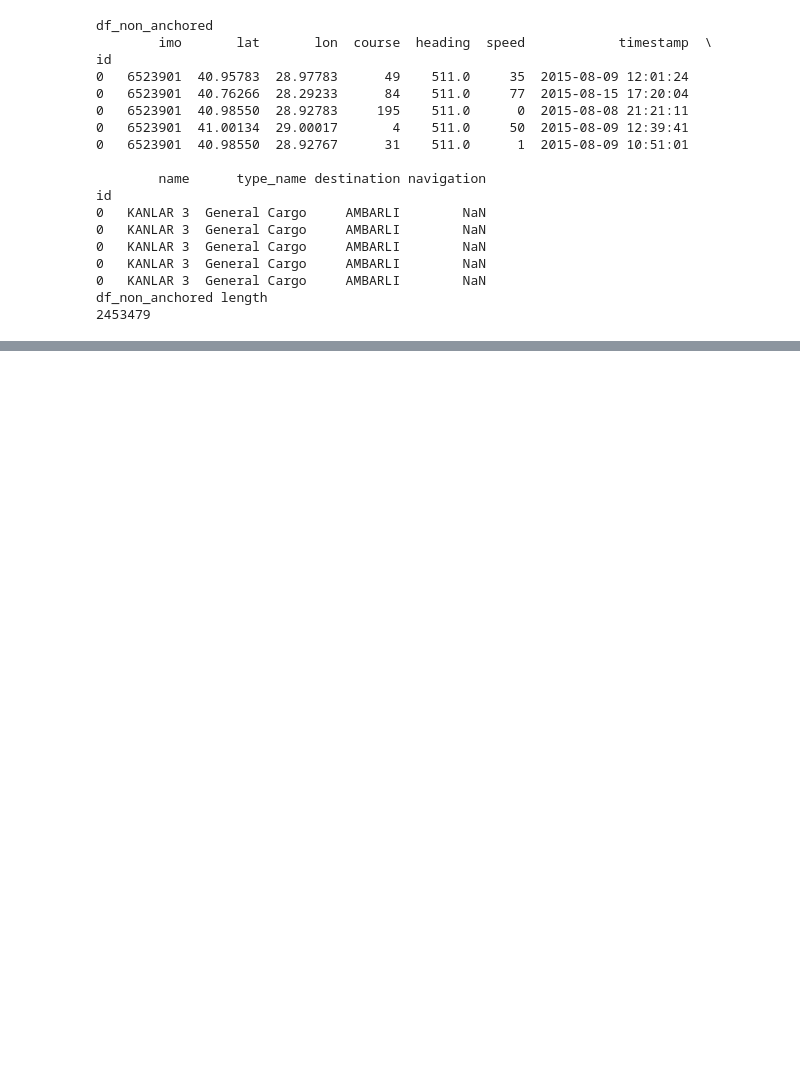
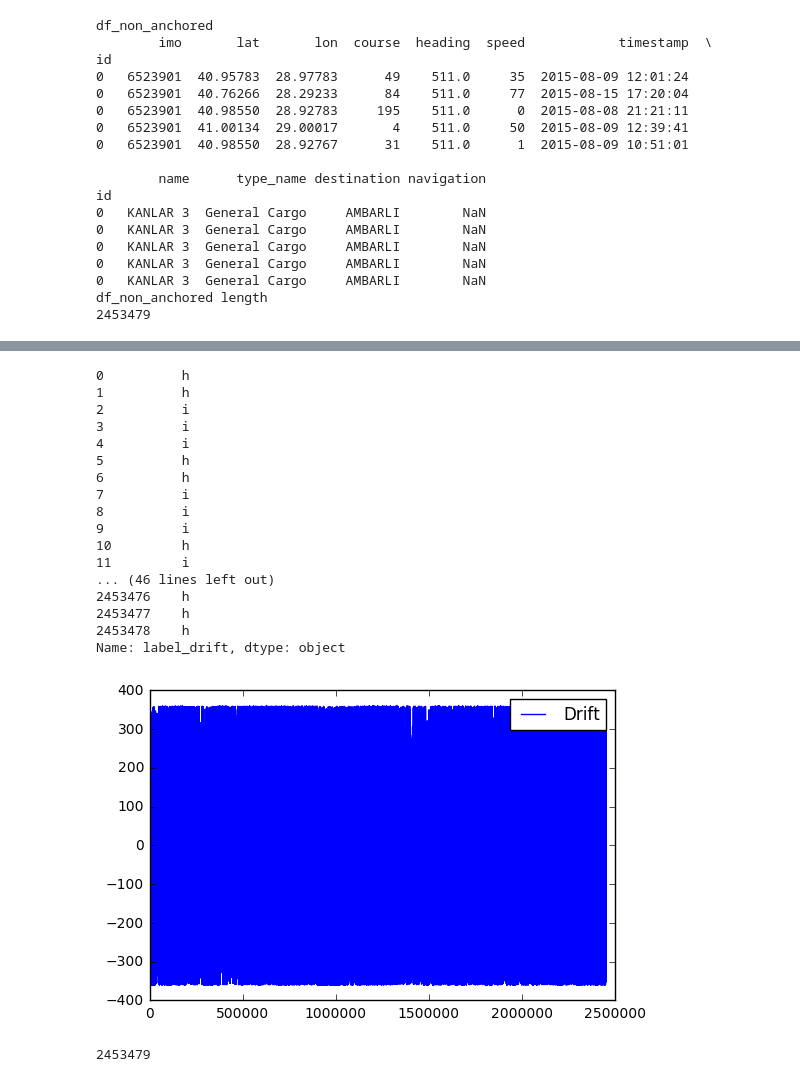
Before and after one commit to chara-b/shipstracking, a Jupyter notebook: Untitled.ipynb, the cells around one changed output, grey strips where cells are left out. Saved outputs shown, nothing was run; the diff lists cells and outputs as text; code cells hidden in the pictures; blank space fills up the shorter version.

Commit message:
new columns of observation features with labels

```diff
--- a/Untitled.ipynb
+++ b/Untitled.ipynb
@@ -354,0 +368,57 @@ df_non_anchored.head(300)
+# %%
+# now we will remove the extra circles from the final angle of the drift  so we can have a clearer image at how our angle is
+# so we can declare at which level we have a high drift and at which we have a low one
+
+#df_non_anchored.loc[(df_non_anchored['Drift'] > 360), 'Drift'] = df_non_anchored['Drift'] / 360
+df_non_anchored['drift_circles'] = np.where((df_non_anchored['Drift'] > 360) | (df_non_anchored['Drift'] < -360), df_non_anchored['Drift']/360, df_non_anchored['Drift']/1)
+df_non_anchored.loc[(df_non_anchored['Drift'] > 360) | (df_non_anchored['Drift'] < -360), 'Drift'] = df_non_anchored['drift_circles'].apply(lambda x: math.modf(x)[0] * 360) #this will return the first part of a pair of such tuple result which is the decimal and the integer part(0.5678000000000338, 1234.0)
+# %%
+df_non_anchored.loc[((df_non_anchored['speed'] == 0)), 'label_speed'] = 'a' #stopped
+df_non_anchored.loc[((df_non_anchored['speed'] > 0) & (df_non_anchored['speed'] <= 20)), 'label_speed'] = 'b' #low speed
+df_non_anchored.loc[((df_non_anchored['speed'] >= 20) & (df_non_anchored['speed'] <= 25)), 'label_speed'] = 'c' #medium speed
+df_non_anchored.loc[((df_non_anchored['speed'] >= 25)), 'label_speed'] = 'd' #high speed
+
+#if speed is higher at values greater than 25 then DS will be high at alteration values at >25 or <-25... which
+#actually means that if it is below 0 (-) we have deceleration and if we have above 0 we have acceleration at how the ship
+#speeded up or down from last position point to the begining position point where we calculated the difference last position's
+# speed - begining position's speed
+df_non_anchored.loc[(((df_non_anchored['DS'] <= 0) & (df_non_anchored['DS'] > -12)) | (df_non_anchored['DS'] >= 0) & (df_non_anchored['DS'] < 12)), 'label_ds'] = 'e' #low speed alterations
+df_non_anchored.loc[(((df_non_anchored['DS'] >= 12) & (df_non_anchored['DS'] < 25)) | (df_non_anchored['DS'] <= -12) & (df_non_anchored['DS'] > -25)), 'label_ds'] = 'f' #medium speed alterations
+df_non_anchored.loc[((df_non_anchored['DS'] >= 25) | (df_non_anchored['DS'] <= -25)), 'label_ds'] = 'g' #high speed alterations
+
+df_non_anchored.loc[((df_non_anchored['Drift'] < 110) & (df_non_anchored['Drift'] > -110)), 'label_drift'] = 'h' #low drift angle
+df_non_anchored.loc[((df_non_anchored['Drift'] >= 110) | (df_non_anchored['Drift'] <= -110)), 'label_drift'] = 'i' #high drift angle
+
+df_non_anchored.loc[((df_non_anchored['DC'] < 12)), 'label_dc'] = 'j' #low course alterations
+df_non_anchored.loc[((df_non_anchored['DC'] >= 20) & (df_non_anchored['DC'] <= 25)), 'label_dc'] = 'k' #high course alterations
+
+#print(df_non_anchored.loc[df_non_anchored['label'] == 'd'])
+print(df_non_anchored['label_drift'])
+
+plt.plot(df_non_anchored['Drift'])
+plt.legend()
+plt.show()
+
+#the length of all non anchored to which
+l = len(df_non_anchored)
+print(l)
+# %% [output]
+0          h
+1          h
+2          i
+3          i
+4          i
+5          h
+6          h
+7          i
+8          i
+9          i
+10         h
+11         i
+... (46 lines left out)
+2453476    h
+2453477    h
+2453478    h
+Name: label_drift, dtype: object
+[figure, added]
+2453479
```
Also changed, not shown: parts of 4 cells of this notebook.
